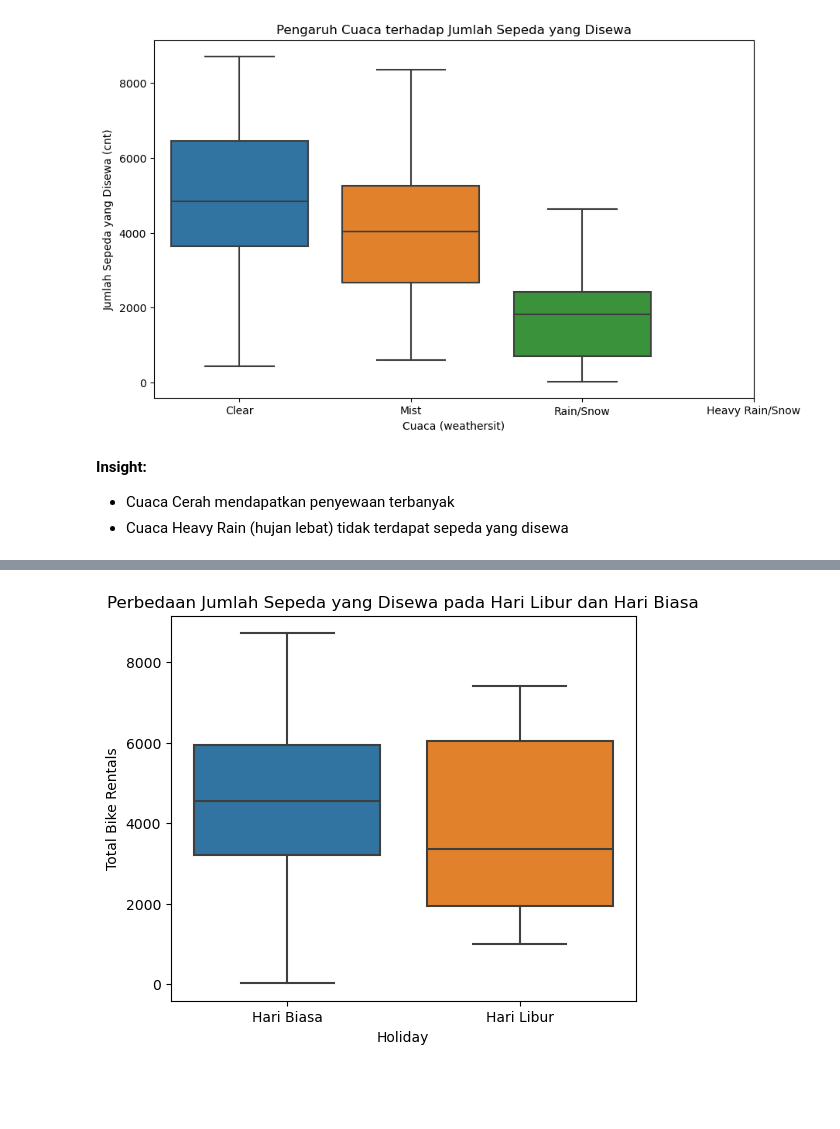
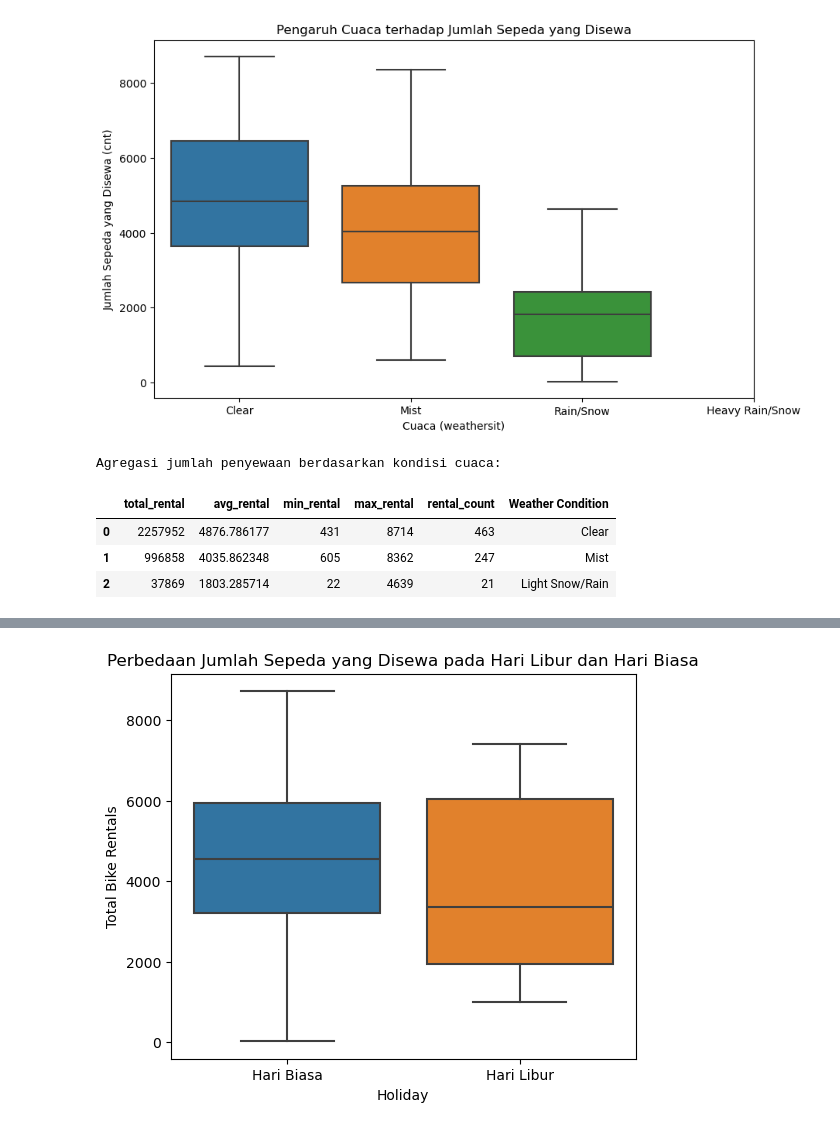
Before and after one commit to HaekalHasan/proyek-data-analisis, a Jupyter notebook: notebook.ipynb, the cells around one changed output, grey strips where cells are left out. Drawn from its saved outputs; the diff is of its cells as text; code cells hidden in the pictures; blank space fills up the shorter version.

```diff
--- a/notebook.ipynb
+++ b/notebook.ipynb
@@ -119,7 +119,25 @@ plt.xticks([0, 1, 2, 3], ['Clear', 'Mist', 'Rain/Snow', 'Heavy Rain/Snow'])
 plt.show()
 # %% [output]
 [figure]
-# %% [markdown]
-**Insight:**
-- Cuaca Cerah mendapatkan penyewaan terbanyak
-- Cuaca Heavy Rain (hujan lebat) tidak terdapat sepeda yang disewa
+# %%
+weather_agg = df_day.groupby("weathersit").agg(
+    total_rental=('cnt', 'sum'),
+    avg_rental=('cnt', 'mean'),
+    min_rental=('cnt', 'min'),
+    max_rental=('cnt', 'max'),
+    rental_count=('cnt', 'count')
+).reset_index()
+
+# Menampilkan hasil agregasi
+weather_labels = {1: "Clear", 2: "Mist", 3: "Light Snow/Rain", 4: "Heavy Rain/Snow"}
+weather_agg["Weather Condition"] = weather_agg["weathersit"].map(weather_labels)
+weather_agg.drop(columns=["weathersit"], inplace=True)
+
+print("Agregasi jumlah penyewaan berdasarkan kondisi cuaca:")
+display(weather_agg)
+# %% [output]
+Agregasi jumlah penyewaan berdasarkan kondisi cuaca:
+|  | total_rental | avg_rental | min_rental | max_rental | rental_count | Weather Condition |
+| 0 | 2257952 | 4876.786177 | 431 | 8714 | 463 | Clear |
+| 1 | 996858 | 4035.862348 | 605 | 8362 | 247 | Mist |
+| 2 | 37869 | 1803.285714 | 22 | 4639 | 21 | Light Snow/Rain |
```
Also changed, not shown: parts of 7 cells of this notebook.
